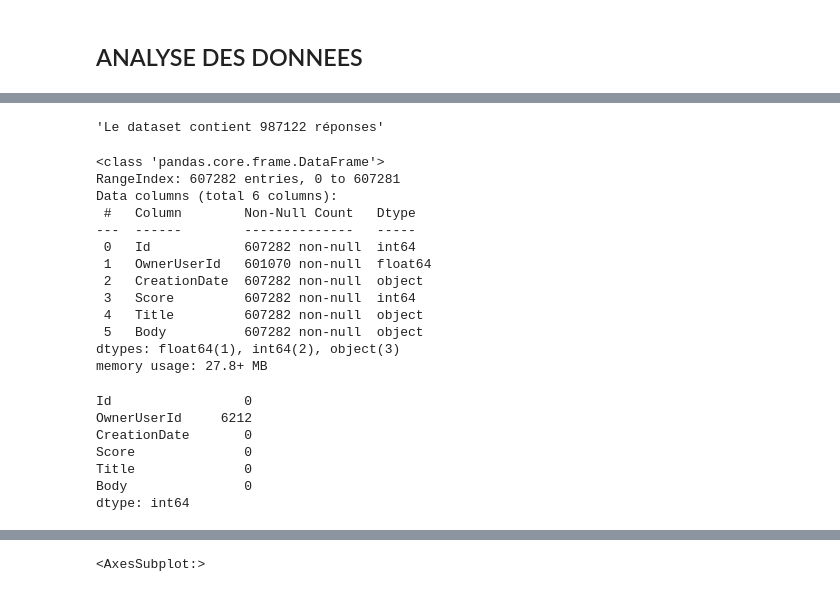
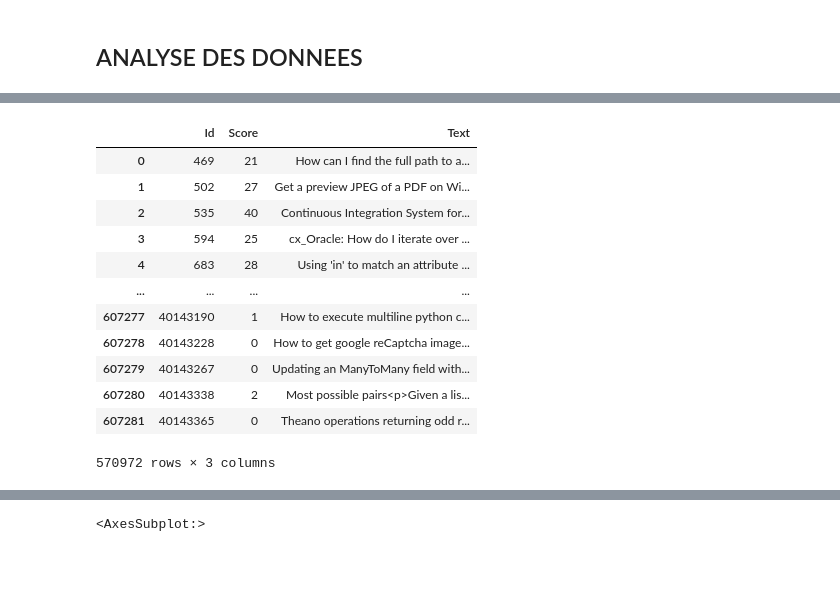
Before and after one commit to onangeko/redstringNLP, a Jupyter notebook: redstring.ipynb, the cells around one changed output, grey strips where cells are left out. Saved outputs shown, nothing was run; the diff lists cells and outputs as text; code cells hidden in the pictures; blank space fills up the shorter version.

```diff
--- a/redstring.ipynb
+++ b/redstring.ipynb
@@ -100,21 +63,0 @@ answers_df.describe()
-# %%
-f"Le dataset contient {answers_df.shape[0]} réponses"
-# %% [output]
-'Le dataset contient 987122 réponses'
-# %%
-questions_df = pd.read_csv("data/Questions.csv", encoding='latin-1')
-questions_df.info()
-# %% [output]
-<class 'pandas.core.frame.DataFrame'>
-RangeIndex: 607282 entries, 0 to 607281
-Data columns (total 6 columns):
- #   Column        Non-Null Count   Dtype
----  ------        --------------   -----
- 0   Id            607282 non-null  int64
- 1   OwnerUserId   601070 non-null  float64
- 2   CreationDate  607282 non-null  object
- 3   Score         607282 non-null  int64
- 4   Title         607282 non-null  object
- 5   Body          607282 non-null  object
-dtypes: float64(1), int64(2), object(3)
-memory usage: 27.8+ MB
@@ -121,10 +69,16 @@ memory usage: 27.8+ MB
 # %%
-questions_df.isna().sum()
+questions_df
 # %% [output]
+|  | Id | Score | Text |
+| 0 | 469 | 21 | How can I find the full path to a... |
+| 1 | 502 | 27 | Get a preview JPEG of a PDF on Wi... |
+| 2 | 535 | 40 | Continuous Integration System for... |
+| 3 | 594 | 25 | cx_Oracle: How do I iterate over ... |
+| 4 | 683 | 28 | Using 'in' to match an attribute ... |
+| ... | ... | ... | ... |
+| 607277 | 40143190 | 1 | How to execute multiline python c... |
+| 607278 | 40143228 | 0 | How to get google reCaptcha image... |
+| 607279 | 40143267 | 0 | Updating an ManyToMany field with... |
+| 607280 | 40143338 | 2 | Most possible pairs<p>Given a lis... |
+| 607281 | 40143365 | 0 | Theano operations returning odd r... |
-Id                 0
-OwnerUserId     6212
-CreationDate       0
-Score              0
-Title              0
-Body               0
-dtype: int64
+570972 rows × 3 columns
```
Also changed, not shown: parts of 33 cells of this notebook, 2 other files.
